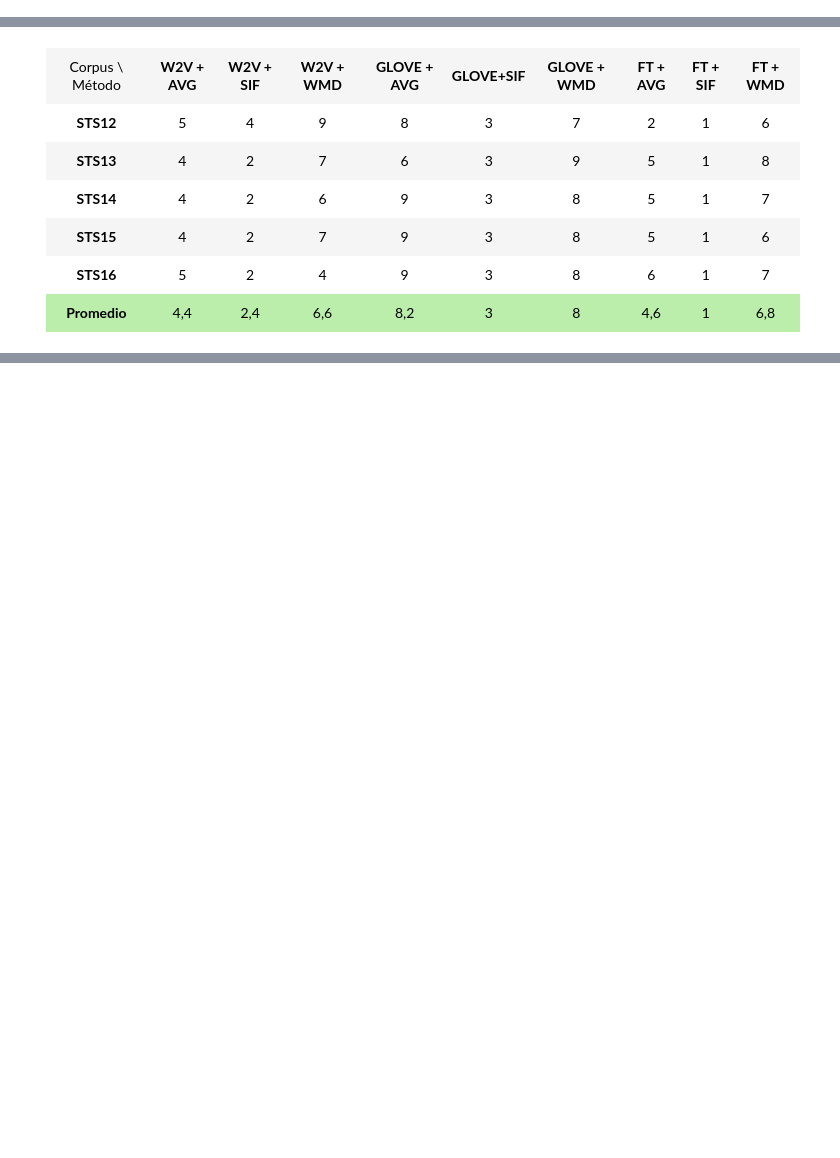
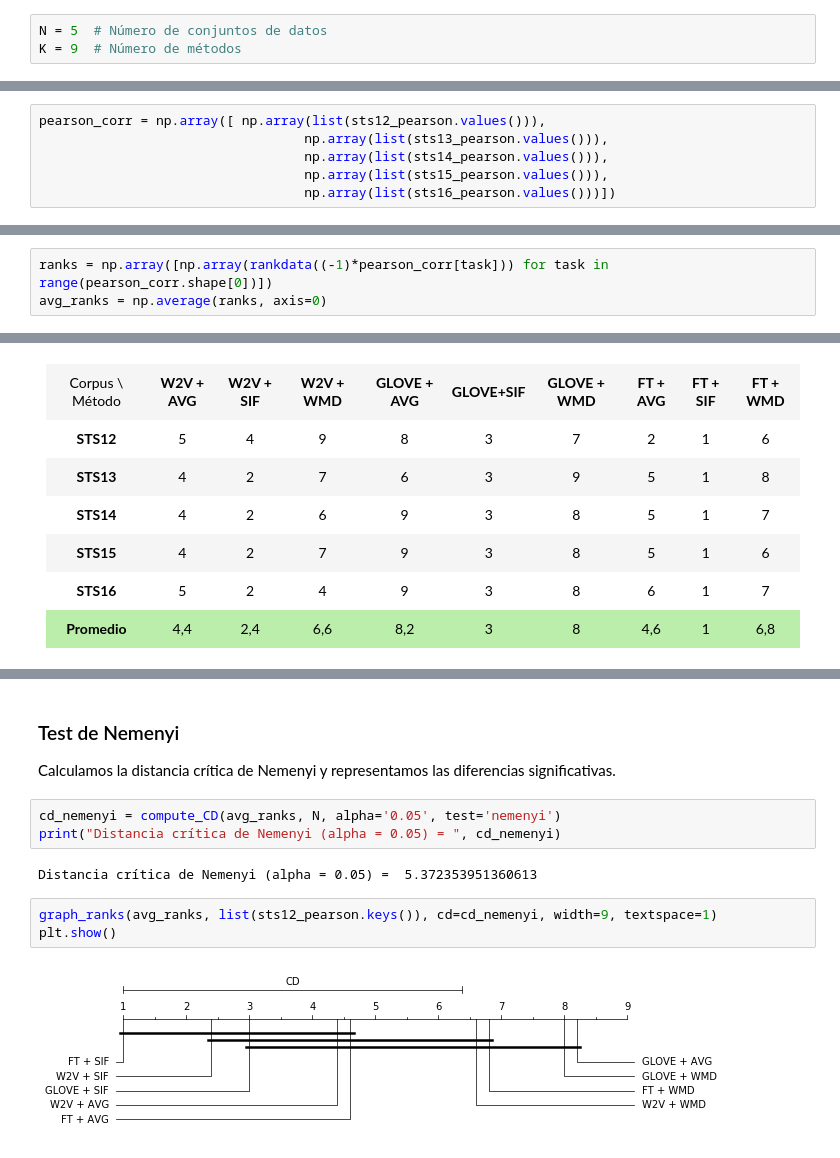
Before and after one commit to pabvald/semantic-similarity, a Jupyter notebook: evaluation.ipynb, the cells around one changed output, grey strips where cells are left out. Cells and saved outputs as stored; diff of their text form; blank space fills up the shorter version.

```diff
--- a/evaluation.ipynb
+++ b/evaluation.ipynb
@@ -124,3 +128,6 @@ import pprint
+# %%
+N = 5  # Número de conjuntos de datos
+K = 9  # Número de métodos
 # %%
 sts12_pearson, sts12_spearman = evaluate(sts12, METHODS)
 sts13_pearson, sts13_spearman = evaluate(sts13, METHODS)
@@ -160,4 +138,10 @@ pprint.pprint(sts16_pearson, width=1)
 ### Coeficientes de correlación de Pearson
 
 En la siguiente tabla podemos observar los coeficientes de correlación de Pearson obtenidos por cada uno de los métodos sobre cada tarea.
+# %%
+pearson_corr = np.array([ np.array(list(sts12_pearson.values())),
+                                  np.array(list(sts13_pearson.values())),
+                                  np.array(list(sts14_pearson.values())),
+                                  np.array(list(sts15_pearson.values())),
+                                  np.array(list(sts16_pearson.values()))])
 # %% [markdown]
@@ -165 +153,4 @@ En la siguiente tabla podemos observar los coeficientes de correlación de Pears
+# %%
+ranks = np.array([np.array(rankdata((-1)*pearson_corr[task])) for task in range(pearson_corr.shape[0])])
+avg_ranks = np.average(ranks, axis=0)
 # %% [markdown]
@@ -169,0 +170,14 @@ En la siguiente tabla podemos observar los rankings promedios de cada uno de los
+# %% [markdown]
+### Test de Nemenyi
+
+Calculamos la distancia crítica de Nemenyi y representamos las diferencias significativas.
+# %%
+cd_nemenyi = compute_CD(avg_ranks, N, alpha='0.05', test='nemenyi')
+print("Distancia crítica de Nemenyi (alpha = 0.05) = ", cd_nemenyi)
+# %% [output]
+Distancia crítica de Nemenyi (alpha = 0.05) =  5.372353951360613
+# %%
+graph_ranks(avg_ranks, list(sts12_pearson.keys()), cd=cd_nemenyi, width=9, textspace=1)
+plt.show()
+# %% [output]
+[figure, added]
```
Also changed, not shown: parts of 16 cells of this notebook, 1 other file.
